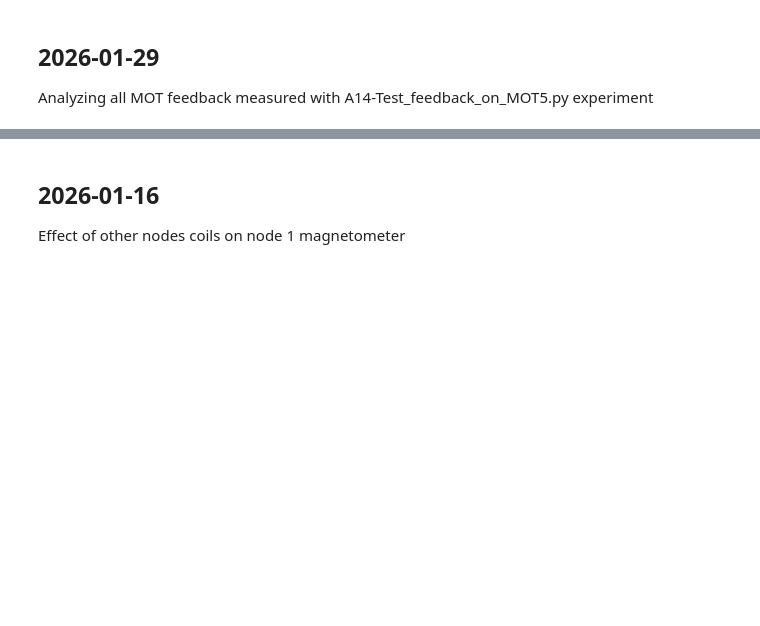
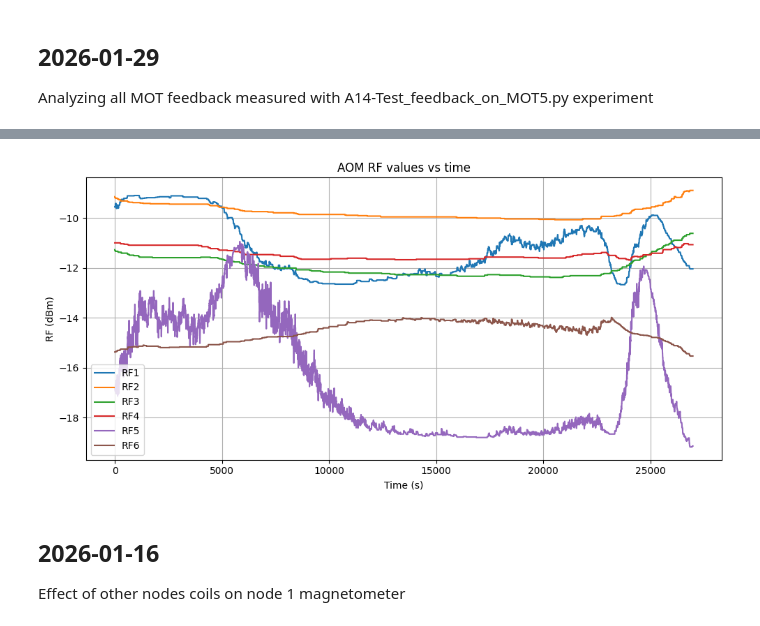
Before and after one commit to QuantumQuadrate/qn_artiq_routines, a Jupyter notebook: Analysis/Single atom analysis/view_h5_data.ipynb, the cells around one changed output, grey strips where cells are left out. Drawn from its saved outputs; the diff is of its cells as text; code cells hidden in the pictures; blank space fills up the shorter version.

```diff
--- a/Analysis/Single atom analysis/view_h5_data.ipynb
+++ b/Analysis/Single atom analysis/view_h5_data.ipynb
@@ -97,3 +97,21 @@ plt.show()
+# %%
+plt.figure(figsize=(10, 5))
+plt.plot(t_s,p_AOM_A1_history[1:],label="RF1")
+plt.plot(t_s,p_AOM_A2_history[1:],label="RF2")
+plt.plot(t_s,p_AOM_A3_history[1:],label="RF3")
+plt.plot(t_s,p_AOM_A4_history[1:],label="RF4")
+plt.plot(t_s,p_AOM_A5_history[1:],label="RF5")
+plt.plot(t_s,p_AOM_A6_history[1:],label="RF6")
+
+plt.xlabel("Time (s)")
+plt.ylabel("RF (dBm)")
+plt.title("AOM RF values vs time")
+plt.legend()
+plt.grid(True)
+plt.tight_layout()
+plt.show()
+# %% [output]
+[figure, added]
 # %% [markdown]
 ## 2026-01-16
 Effect of other nodes coils on node 1 magnetometer
```
Also changed, not shown: parts of 3 cells of this notebook, 5 other files.
